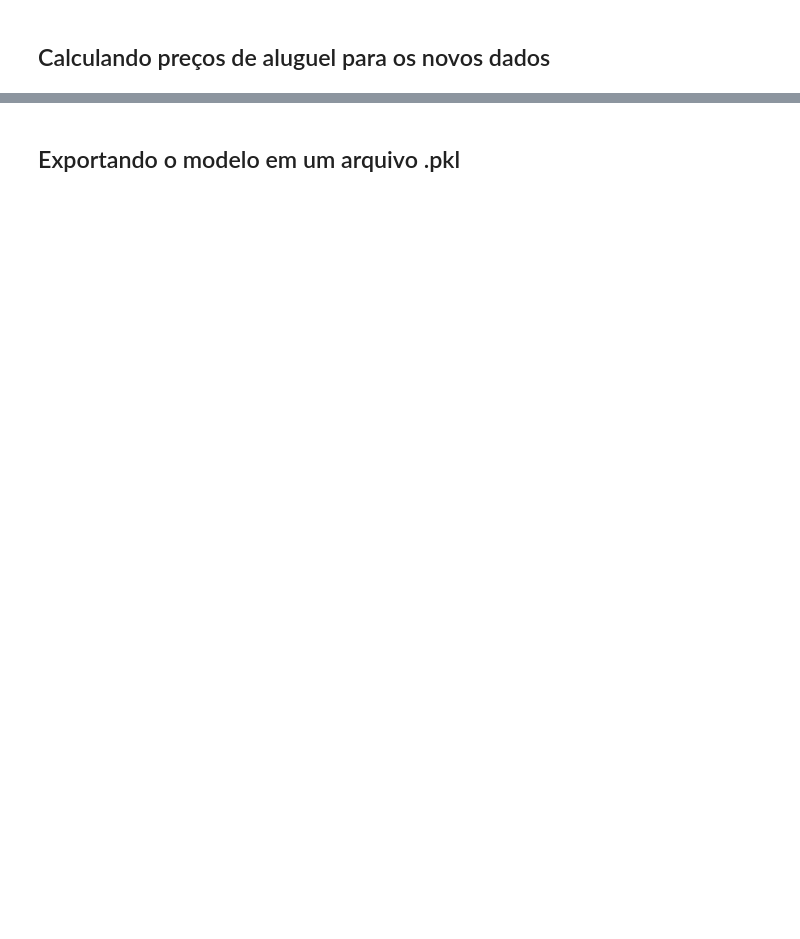
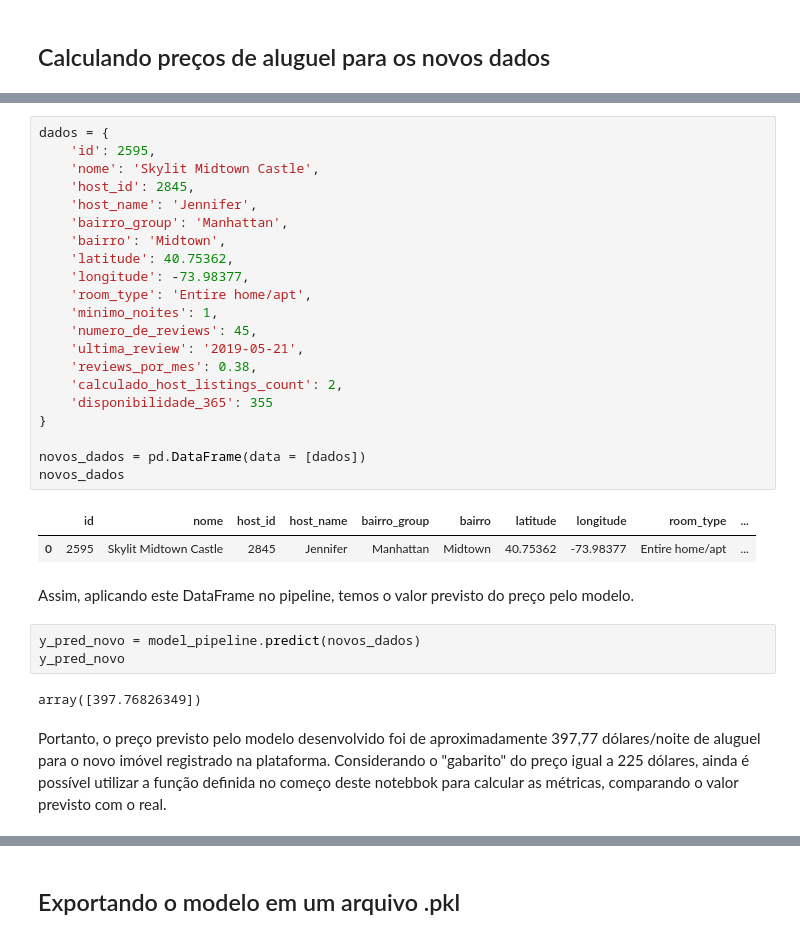
Before and after one commit to rfprates/LH_CD_RODRIGOPRATES, a Jupyter notebook: modelling/Modelling.ipynb, the cells around one changed output, grey strips where cells are left out. Saved outputs shown, nothing was run; the diff lists cells and outputs as text; blank space fills up the shorter version.

```diff
--- a/modelling/Modelling.ipynb
+++ b/modelling/Modelling.ipynb
@@ -675,0 +719,33 @@ vweorfv
+# %%
+dados = {
+    'id': 2595,
+    'nome': 'Skylit Midtown Castle',
+    'host_id': 2845,
+    'host_name': 'Jennifer',
+    'bairro_group': 'Manhattan',
+    'bairro': 'Midtown',
+    'latitude': 40.75362,
+    'longitude': -73.98377,
+    'room_type': 'Entire home/apt',
+    'minimo_noites': 1,
+    'numero_de_reviews': 45,
+    'ultima_review': '2019-05-21',
+    'reviews_por_mes': 0.38,
+    'calculado_host_listings_count': 2,
+    'disponibilidade_365': 355
+}
+
+novos_dados = pd.DataFrame(data = [dados])
+novos_dados
+# %% [output]
+|  | id | nome | host_id | host_name | bairro_group | bairro | latitude | longitude | room_type | ... |
+| 0 | 2595 | Skylit Midtown Castle | 2845 | Jennifer | Manhattan | Midtown | 40.75362 | -73.98377 | Entire home/apt | ... |
+# %% [markdown]
+Assim, aplicando este DataFrame no pipeline, temos o valor previsto do preço pelo modelo.
+# %%
+y_pred_novo = model_pipeline.predict(novos_dados)
+y_pred_novo
+# %% [output]
+array([397.76826349])
+# %% [markdown]
+Portanto, o preço previsto pelo modelo desenvolvido foi de aproximadamente 397,77 dólares/noite de aluguel para o novo imóvel registrado na plataforma. Considerando o "gabarito" do preço igual a 225 dólares, ainda é possível utilizar a função definida no começo deste notebbok para calcular as métricas, comparando o valor previsto com o real.
```
Also changed, not shown: parts of 6 cells of this notebook.
